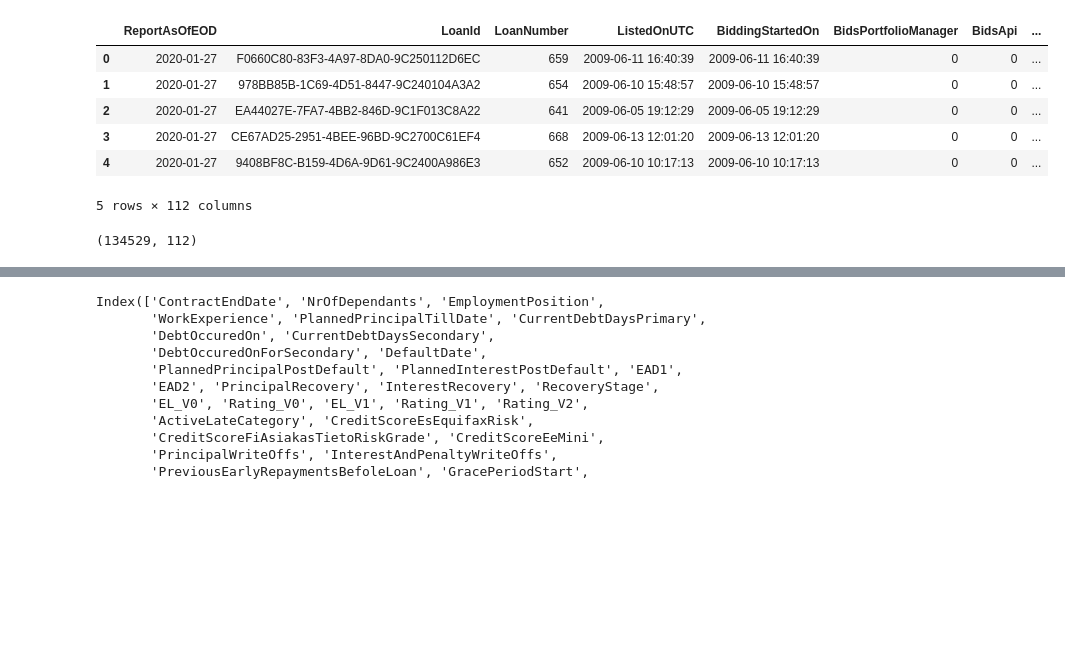
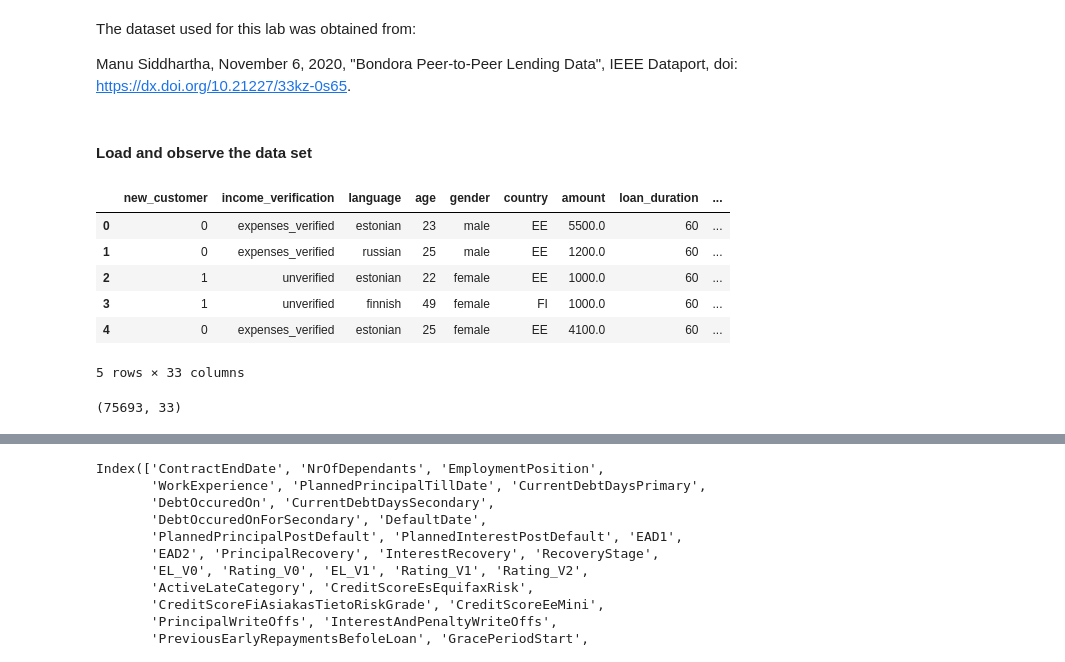
Before and after one commit to gezish/Credit_risk_assesment_ML, a Jupyter notebook: notbooks/preprocessing.ipynb, the cells around one changed output, grey strips where cells are left out. Cells and saved outputs as stored; diff of their text form; code cells hidden in the pictures; blank space fills up the shorter version.

```diff
--- a/notbooks/preprocessing.ipynb
+++ b/notbooks/preprocessing.ipynb
@@ -2,22 +2,28 @@
 import pandas as pd
 from sklearn.model_selection import train_test_split
 from sklearn.preprocessing import StandardScaler, LabelEncoder
+# %% [markdown]
+The dataset used for this lab was obtained from:
+
+Manu Siddhartha, November 6, 2020, "Bondora Peer-to-Peer Lending Data", IEEE Dataport, doi: https://dx.doi.org/10.21227/33kz-0s65.
+# %% [markdown]
+#### Load and observe the data set
 # %%
-# Load data
-data = pd.read_csv('../data/raw_loan_dataset.csv',low_memory=False )
+
+data = pd.read_csv('../data/loan_data.csv',low_memory=False )
 data.head()
 # %% [output]
-|  | ReportAsOfEOD | LoanId | LoanNumber | ListedOnUTC | BiddingStartedOn | BidsPortfolioManager | BidsApi | ... |
-| 0 | 2020-01-27 | F0660C80-83F3-4A97-8DA0-9C250112D6EC | 659 | 2009-06-11 16:40:39 | 2009-06-11 16:40:39 | 0 | 0 | ... |
-| 1 | 2020-01-27 | 978BB85B-1C69-4D51-8447-9C240104A3A2 | 654 | 2009-06-10 15:48:57 | 2009-06-10 15:48:57 | 0 | 0 | ... |
-| 2 | 2020-01-27 | EA44027E-7FA7-4BB2-846D-9C1F013C8A22 | 641 | 2009-06-05 19:12:29 | 2009-06-05 19:12:29 | 0 | 0 | ... |
-| 3 | 2020-01-27 | CE67AD25-2951-4BEE-96BD-9C2700C61EF4 | 668 | 2009-06-13 12:01:20 | 2009-06-13 12:01:20 | 0 | 0 | ... |
-| 4 | 2020-01-27 | 9408BF8C-B159-4D6A-9D61-9C2400A986E3 | 652 | 2009-06-10 10:17:13 | 2009-06-10 10:17:13 | 0 | 0 | ... |
+|  | new_customer | income_verification | language | age | gender | country | amount | loan_duration | ... |
+| 0 | 0 | expenses_verified | estonian | 23 | male | EE | 5500.0 | 60 | ... |
+| 1 | 0 | expenses_verified | russian | 25 | male | EE | 1200.0 | 60 | ... |
+| 2 | 1 | unverified | estonian | 22 | female | EE | 1000.0 | 60 | ... |
+| 3 | 1 | unverified | finnish | 49 | female | FI | 1000.0 | 60 | ... |
+| 4 | 0 | expenses_verified | estonian | 25 | female | EE | 4100.0 | 60 | ... |
-5 rows × 112 columns
+5 rows × 33 columns
 # %%
 data.shape
 # %% [output]
-(134529, 112)
+(75693, 33)
 # %%
 data.info()
 # %% [output]
```
Also changed, not shown: parts of 5 cells of this notebook, 3 other files.
